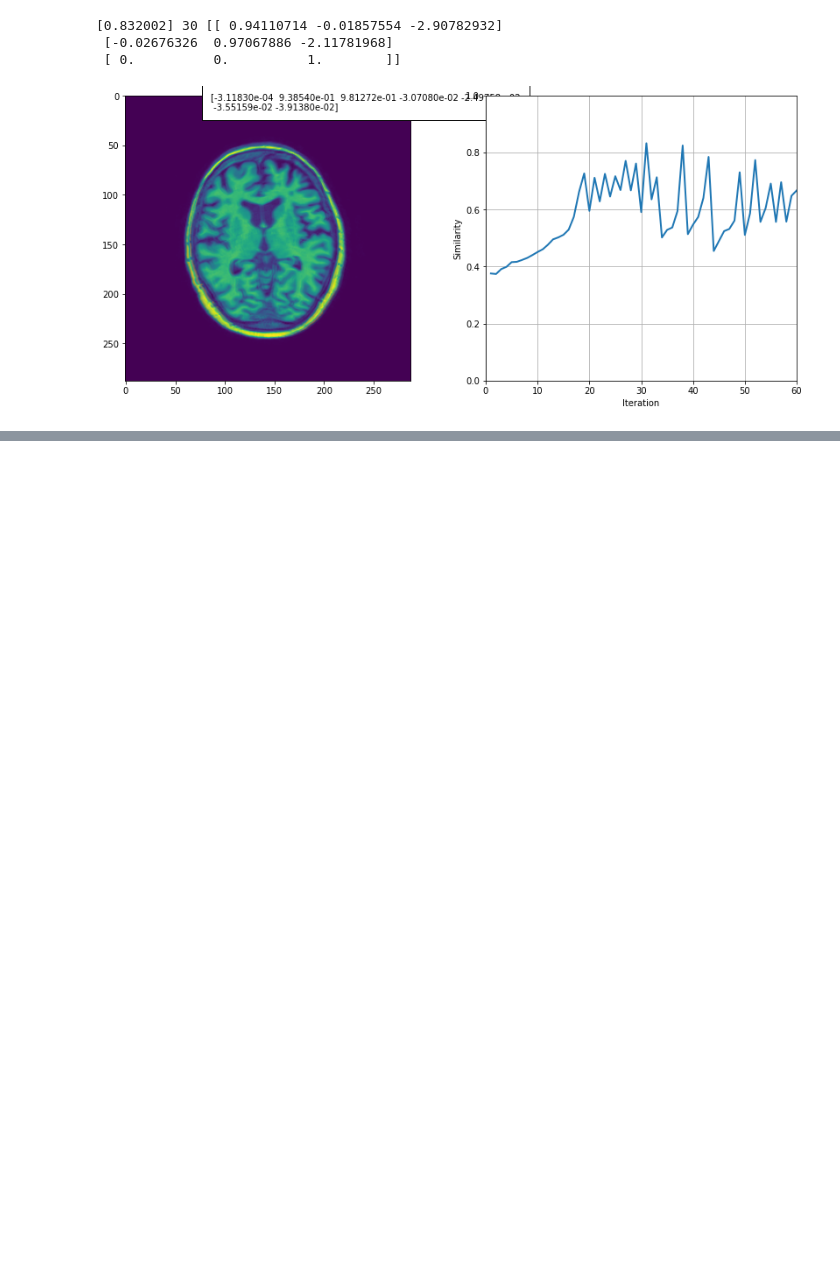
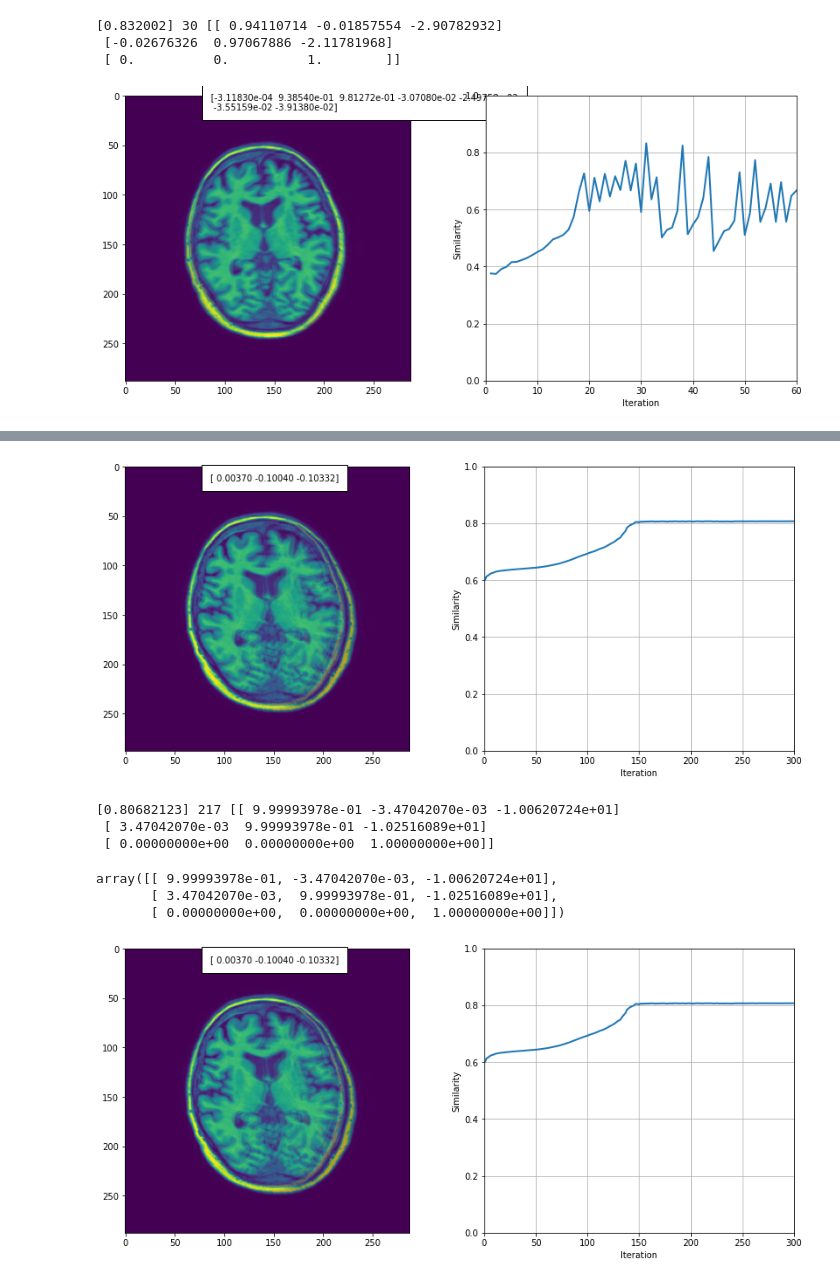
Before and after one commit to justinalittlefield/8dc00-mia, a Jupyter notebook: reader/1.6_Registration_project.ipynb, the cells around one changed output, grey strips where cells are left out. Saved outputs shown, nothing was run; the diff lists cells and outputs as text; code cells hidden in the pictures; blank space fills up the shorter version.

```diff
--- a/reader/1.6_Registration_project.ipynb
+++ b/reader/1.6_Registration_project.ipynb
@@ -235,3 +241,19 @@ Using the provided dataset and the functions that you have implemented in the ex
 5. Affine intensity-based registration of a T1 slice and a T2 slice (e.g. `1_1_t1.tif` and `1_1_t2.tif`) using mutual information as a similarity measure.
 
 Describe, analyze and compare the results from each experiment. If a method fails, describe why you think it fails. Note that you will most likely have to try different values for the learning rate in each experiment in order to find the one that works best.
+# %%
+%matplotlib inline
+import sys
+sys.path.append("../code")
+from registration_project import intensity_based_registration_rigid_corr
+#using 3_2_t1 and 3_2_t1_d
+intensity_based_registration_rigid_corr(mu=0.001,num_iter=300)
+# %% [output]
+[figure, added]
+[0.80682123] 217 [[ 9.99993978e-01 -3.47042070e-03 -1.00620724e+01]
+ [ 3.47042070e-03  9.99993978e-01 -1.02516089e+01]
+ [ 0.00000000e+00  0.00000000e+00  1.00000000e+00]]
+array([[ 9.99993978e-01, -3.47042070e-03, -1.00620724e+01],
+       [ 3.47042070e-03,  9.99993978e-01, -1.02516089e+01],
+       [ 0.00000000e+00,  0.00000000e+00,  1.00000000e+00]])
+[figure, added]
```
Also changed, not shown: parts of 5 cells of this notebook, 3 other files.
